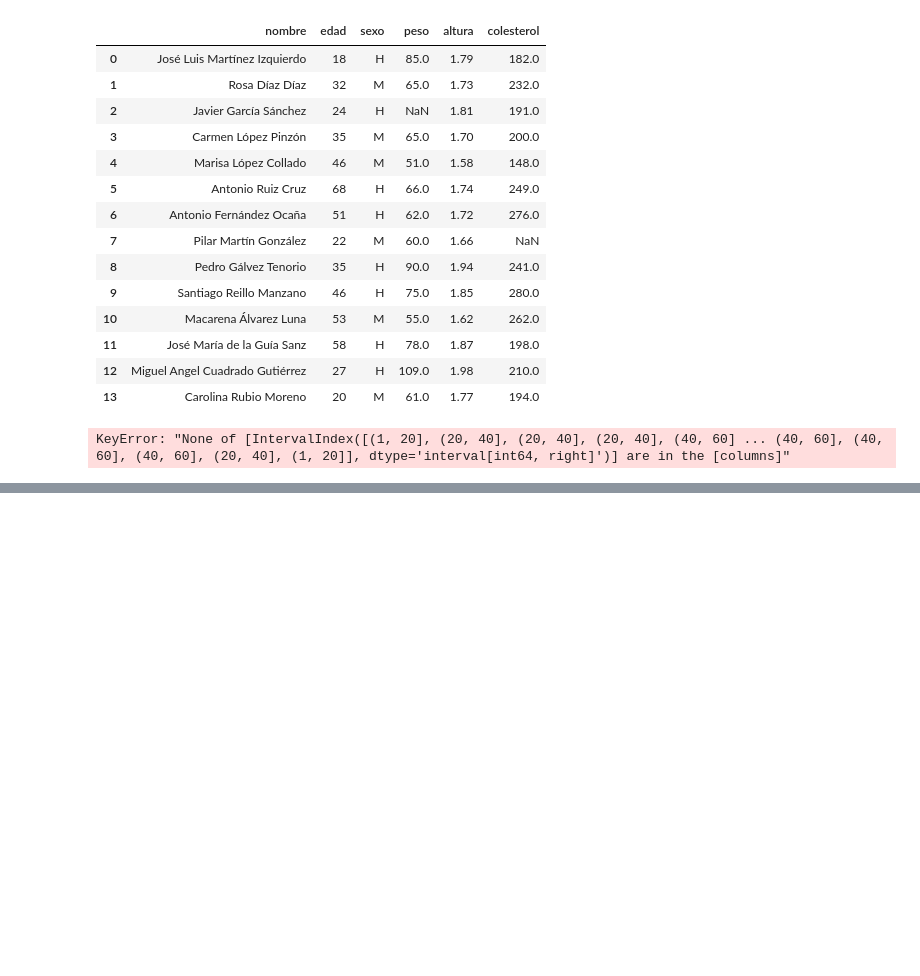
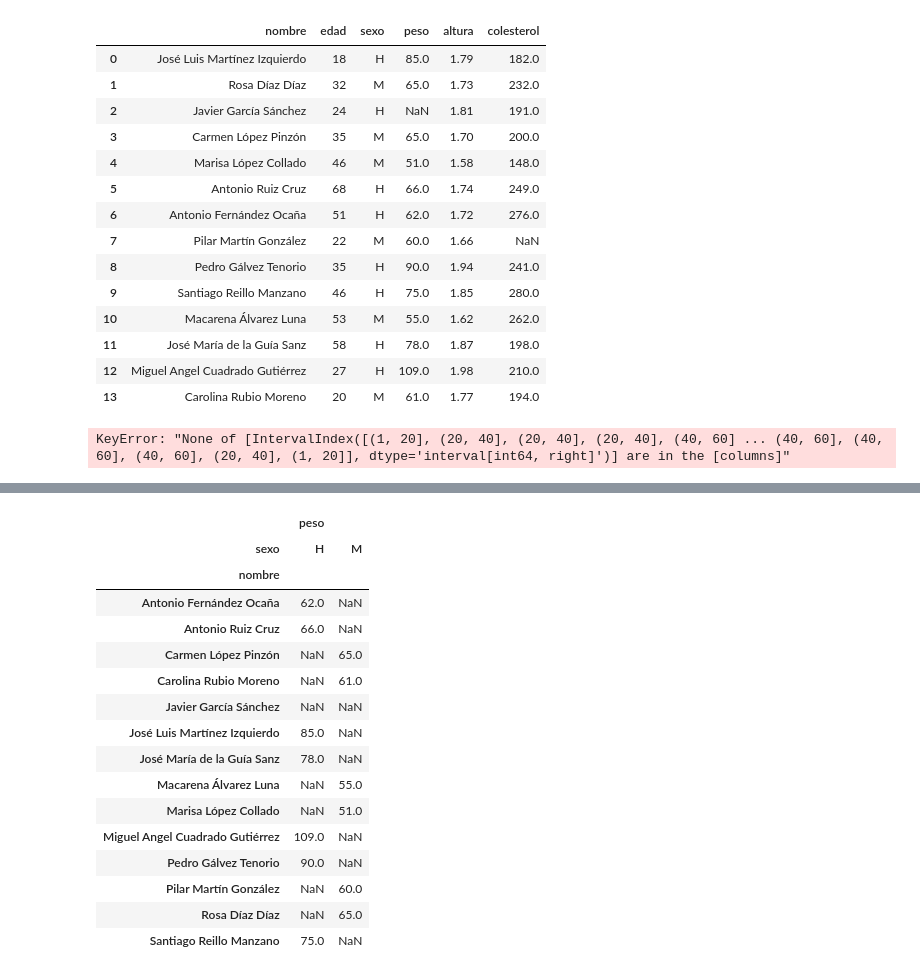
Before and after one commit to mtataytraining2/2_DataScience_Basics, a Jupyter notebook: Pandas/Pandas_dataframe_clase.ipynb, the cells around one changed output, grey strips where cells are left out. Cells and saved outputs as stored; diff of their text form; code cells hidden in the pictures; blank space fills up the shorter version.

```diff
--- a/Pandas/Pandas_dataframe_clase.ipynb
+++ b/Pandas/Pandas_dataframe_clase.ipynb
@@ -738,0 +793,20 @@ KeyError: "None of [IntervalIndex([(1, 20], (20, 40], (20, 40], (20, 40], (40, 6
+# %%
+dfcol.pivot(columns=['sexo'],index='nombre',values=['peso'])
+# %% [output]
+|  | peso |  |
+| sexo | H | M |
+| nombre |  |  |
+| Antonio Fernández Ocaña | 62.0 | NaN |
+| Antonio Ruiz Cruz | 66.0 | NaN |
+| Carmen López Pinzón | NaN | 65.0 |
+| Carolina Rubio Moreno | NaN | 61.0 |
+| Javier García Sánchez | NaN | NaN |
+| José Luis Martínez Izquierdo | 85.0 | NaN |
+| José María de la Guía Sanz | 78.0 | NaN |
+| Macarena Álvarez Luna | NaN | 55.0 |
+| Marisa López Collado | NaN | 51.0 |
+| Miguel Angel Cuadrado Gutiérrez | 109.0 | NaN |
+| Pedro Gálvez Tenorio | 90.0 | NaN |
+| Pilar Martín González | NaN | 60.0 |
+| Rosa Díaz Díaz | NaN | 65.0 |
+| Santiago Reillo Manzano | 75.0 | NaN |
```
Also changed, not shown: parts of 4 cells of this notebook, 1 other file.
